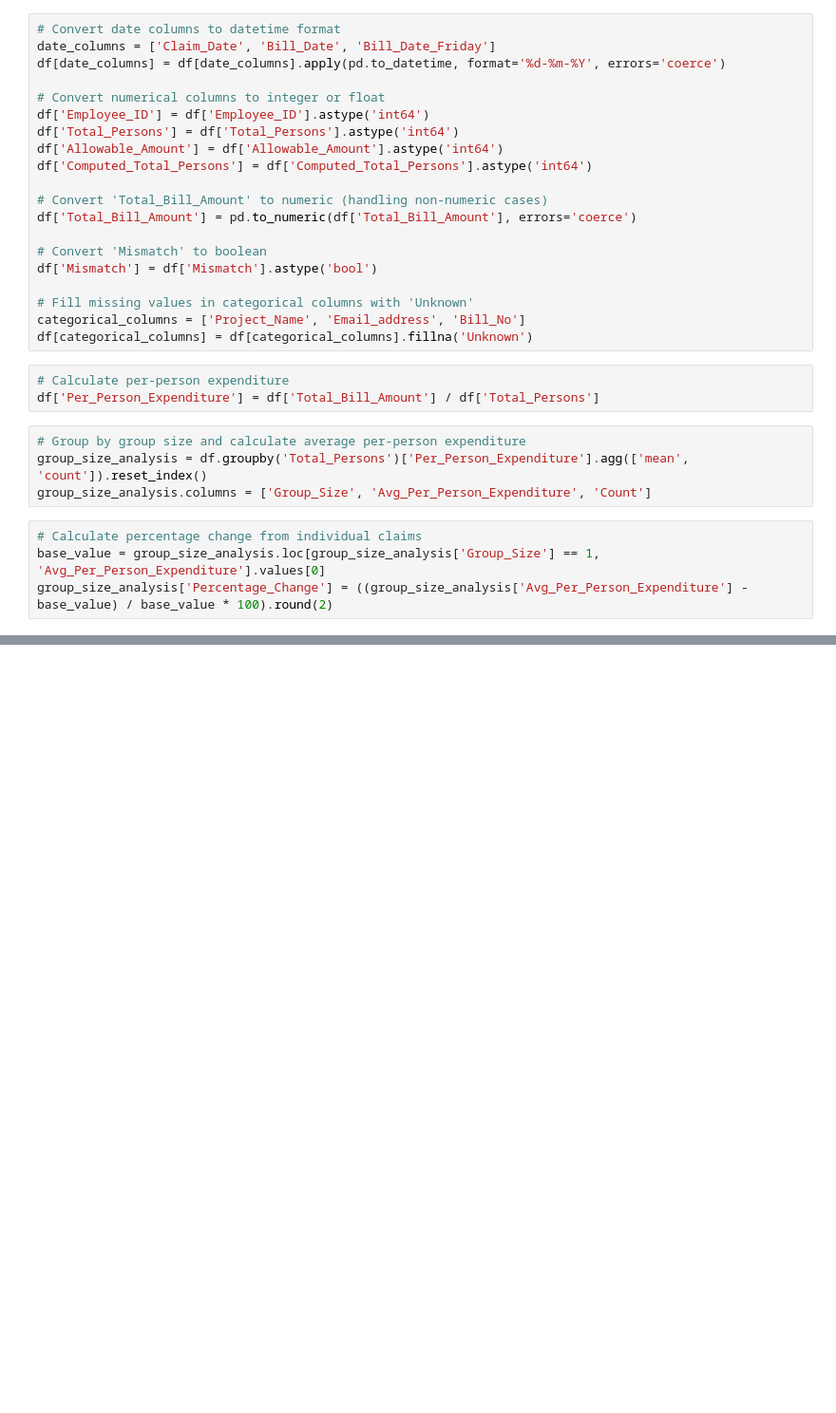
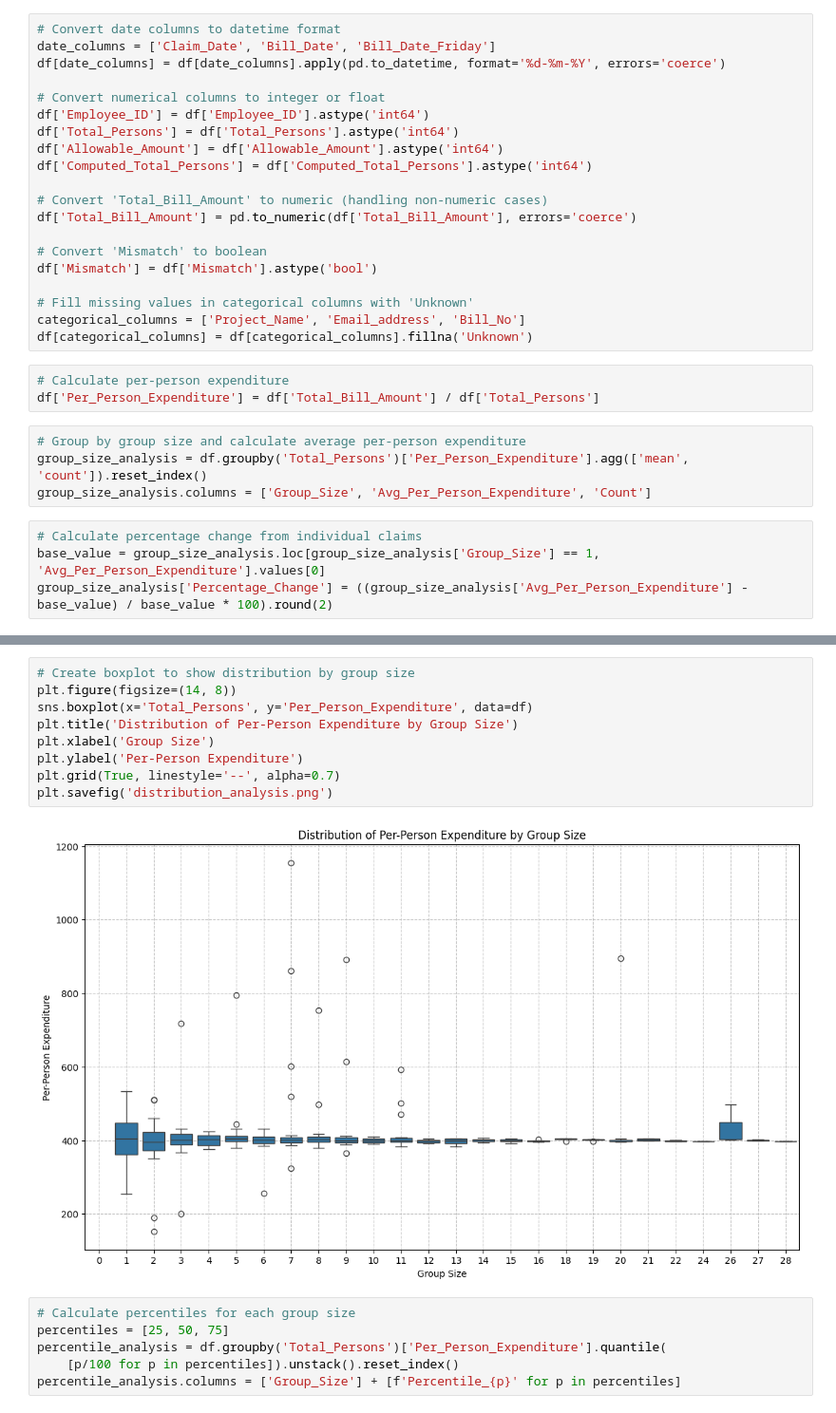
Before and after one commit to acies-mahalakshmi/capstone_project_team6_shared, a Jupyter notebook: hypo3_1.ipynb, the cells around one changed output, grey strips where cells are left out. Shown: that part at 95% size. Cells and saved outputs as stored; diff of their text form; blank space fills up the shorter version.

```diff
--- a/hypo3_1.ipynb
+++ b/hypo3_1.ipynb
@@ -113,0 +119,17 @@ Basic Analysis Results:
+# %%
+# Create boxplot to show distribution by group size
+plt.figure(figsize=(14, 8))
+sns.boxplot(x='Total_Persons', y='Per_Person_Expenditure', data=df)
+plt.title('Distribution of Per-Person Expenditure by Group Size')
+plt.xlabel('Group Size')
+plt.ylabel('Per-Person Expenditure')
+plt.grid(True, linestyle='--', alpha=0.7)
+plt.savefig('distribution_analysis.png')
+# %% [output]
+[figure, added]
+# %%
+# Calculate percentiles for each group size
+percentiles = [25, 50, 75]
+percentile_analysis = df.groupby('Total_Persons')['Per_Person_Expenditure'].quantile(
+    [p/100 for p in percentiles]).unstack().reset_index()
+percentile_analysis.columns = ['Group_Size'] + [f'Percentile_{p}' for p in percentiles]
```
Also changed, not shown: parts of 22 cells of this notebook, 1 other file.
